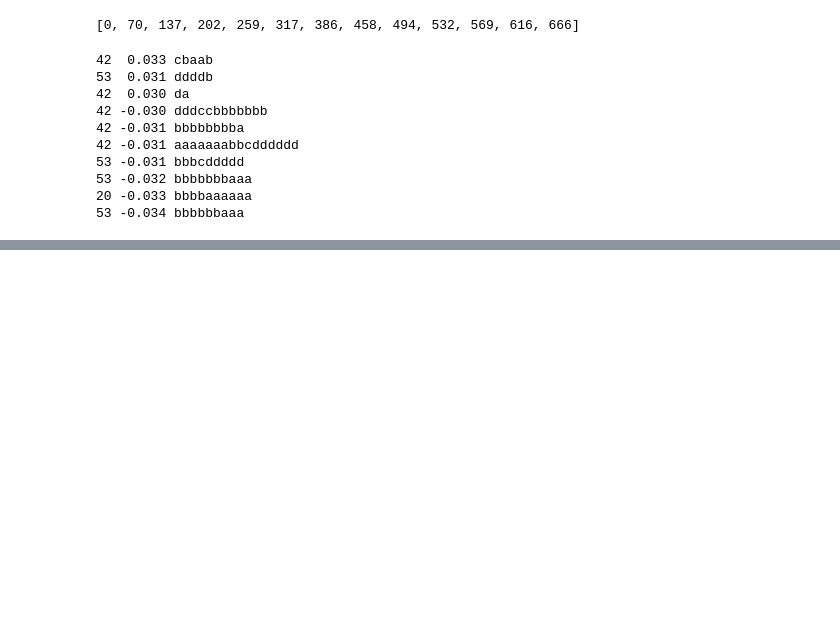
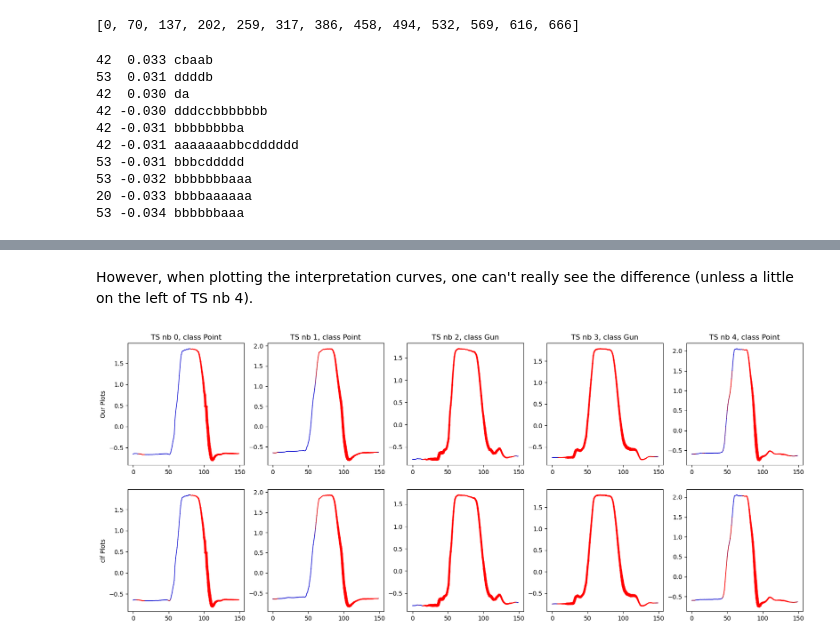
Before and after one commit to StanislasDOZIAS/MR-SEQL, a Jupyter notebook: notebooks/final_notebook.ipynb, the cells around one changed output, grey strips where cells are left out. Cells and saved outputs as stored; diff of their text form; code cells hidden in the pictures; blank space fills up the shorter version.

```diff
--- a/notebooks/final_notebook.ipynb
+++ b/notebooks/final_notebook.ipynb
@@ -301,0 +450,19 @@ True label: Point, predict label: Point
+# %% [markdown]
+However, when plotting the interpretation curves, one can't really see the difference (unless a little on the left of TS nb 4).
+# %%
+fig, ax = plt.subplots(2,5, figsize = (20,8))
+for num_data in range(5):
+    timeseries = X_train["dim_0"][num_data].to_numpy()
+    label = y_train[num_data]
+    weighted_ts = get_weighted_ts(timeseries, label)
+    paper_weighted_ts = get_paper_weighted_ts(timeseries, label)
+
+    plot_thickness(timeseries, np.maximum(weighted_ts, 0), ax=ax[0][num_data])
+    plot_thickness(timeseries, np.maximum(paper_weighted_ts, 0), ax=ax[1][num_data])
+    ax[0][num_data].set_title(f'TS nb {num_data}, class {class_dict[y_train[num_data]]}')
+
+ax[0][0].set_ylabel("Our Plots")
+ax[1][0].set_ylabel("clf Plots")
+plt.show()
+# %% [output]
+[figure, added]
```
Also changed, not shown: parts of 41 cells of this notebook, 2 other files.
